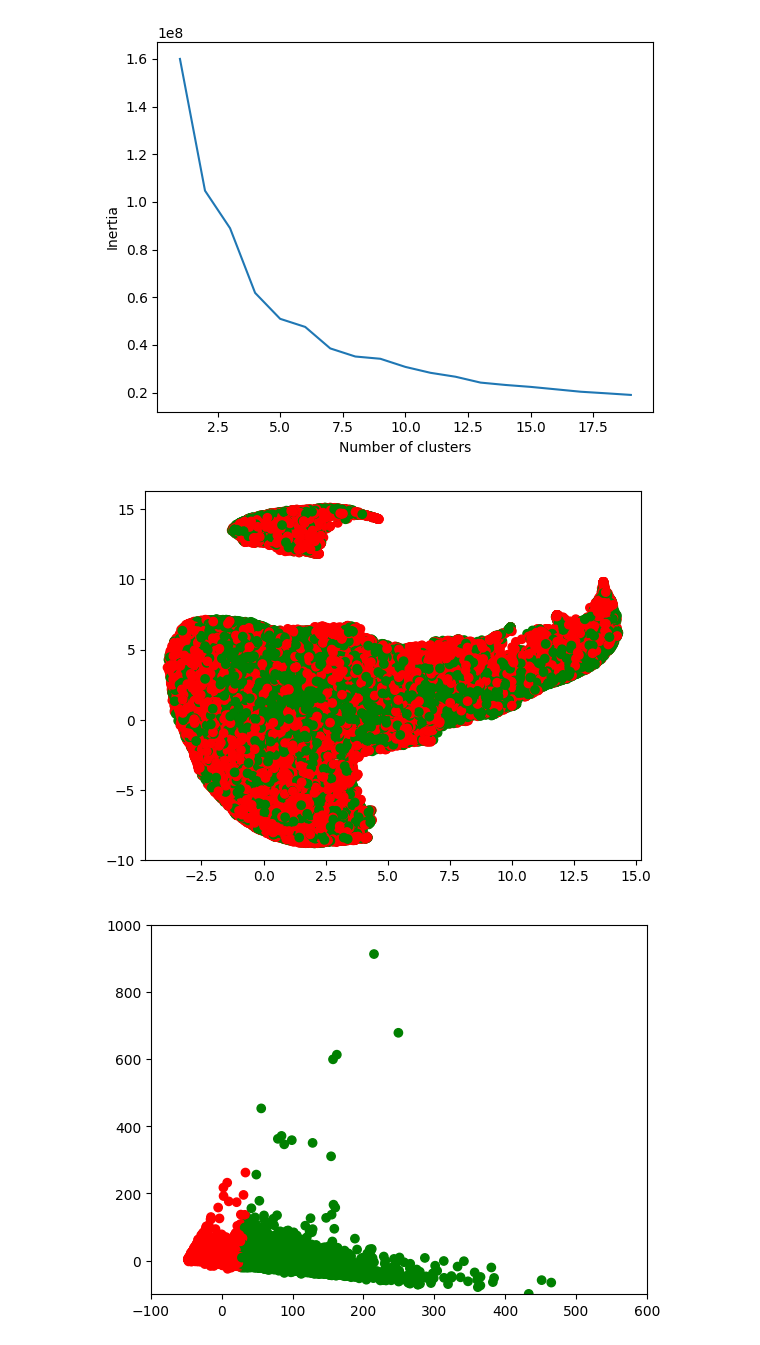
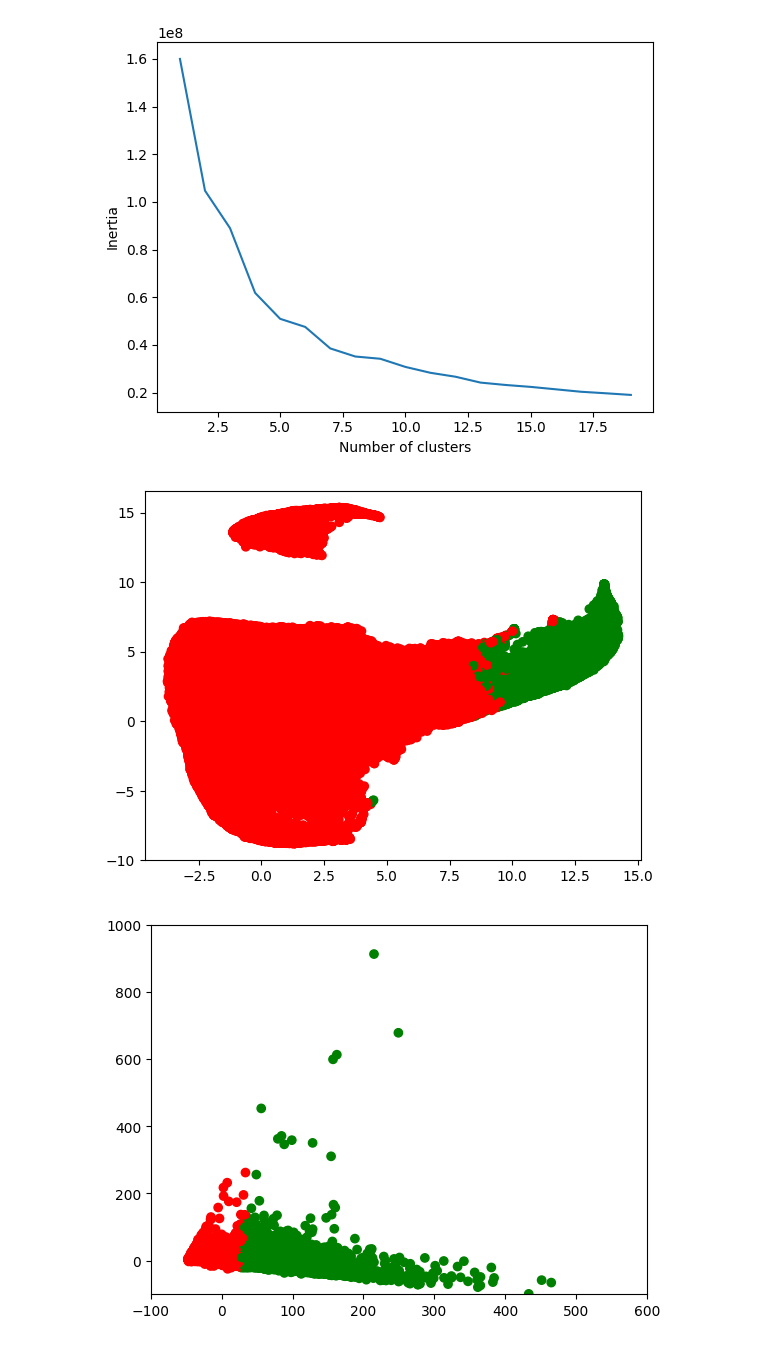
Before and after one commit to dkagramanyan/cern_project, a Jupyter notebook: data analysis.ipynb, the cells around one changed output. Drawn from its saved outputs; the diff is of its cells as text; code cells hidden in the pictures.

```diff
--- a/data analysis.ipynb
+++ b/data analysis.ipynb
@@ -48,14 +80,14 @@ plt.show()
 # %%
 colors_c=['red', 'green','yellow']
 # x_k=df['Q']
-x_k=df['type']
-# x_k=kmeans.labels_
+# x_k=df['type']
+x_k=kmeans.labels_
 colors_c=[ colors_c[i] for i in x_k]
 
 plt.scatter(reduced_data[:,0],reduced_data[:,1], color=colors_c)
 plt.show()
 # %% [output]
-[figure, old version]
+[figure, new version]
 # %%
 pca = decomposition.PCA(n_components=2)
 reduced_pca=pca.fit_transform(df)
```
Also changed, not shown: parts of 16 cells of this notebook.
